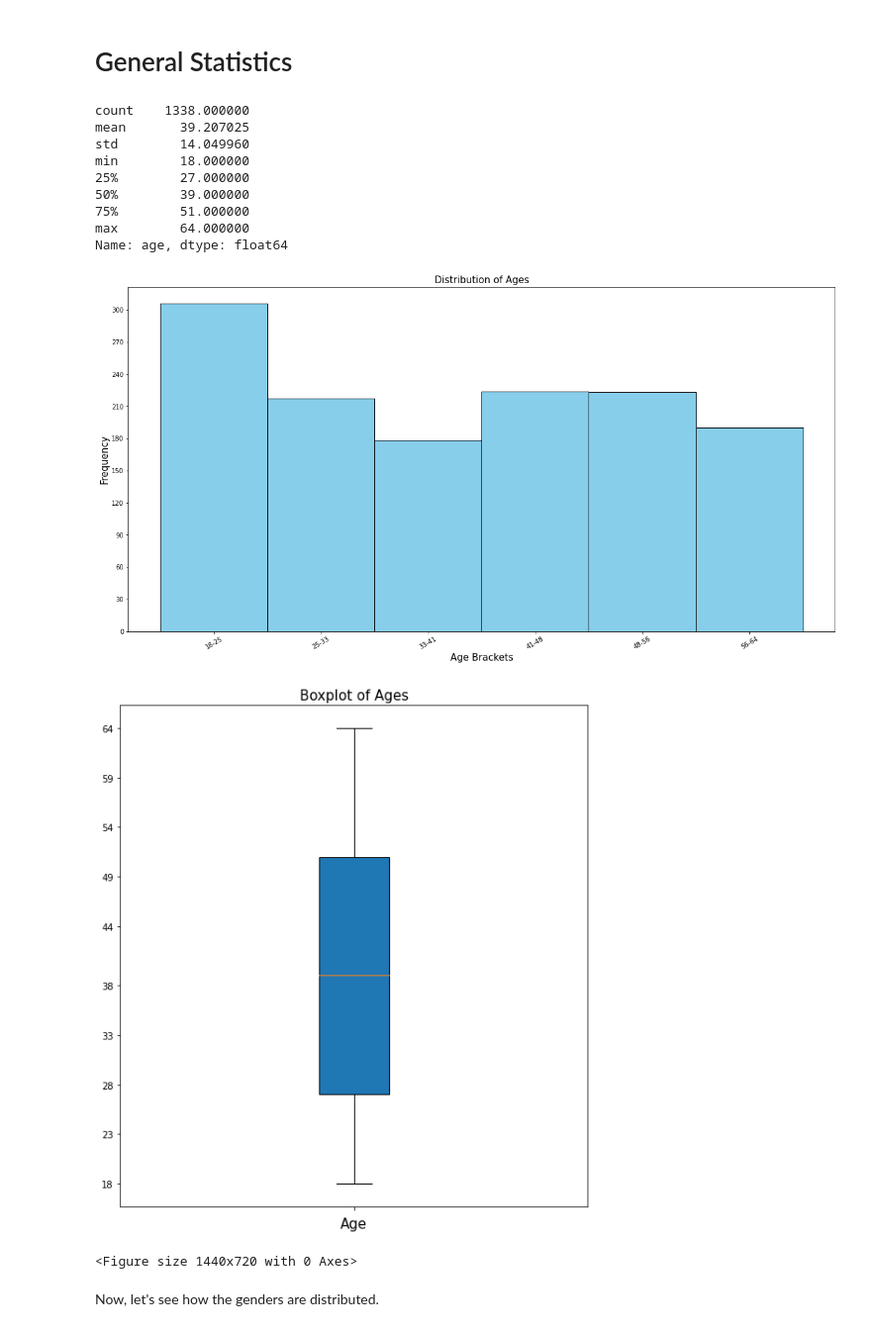
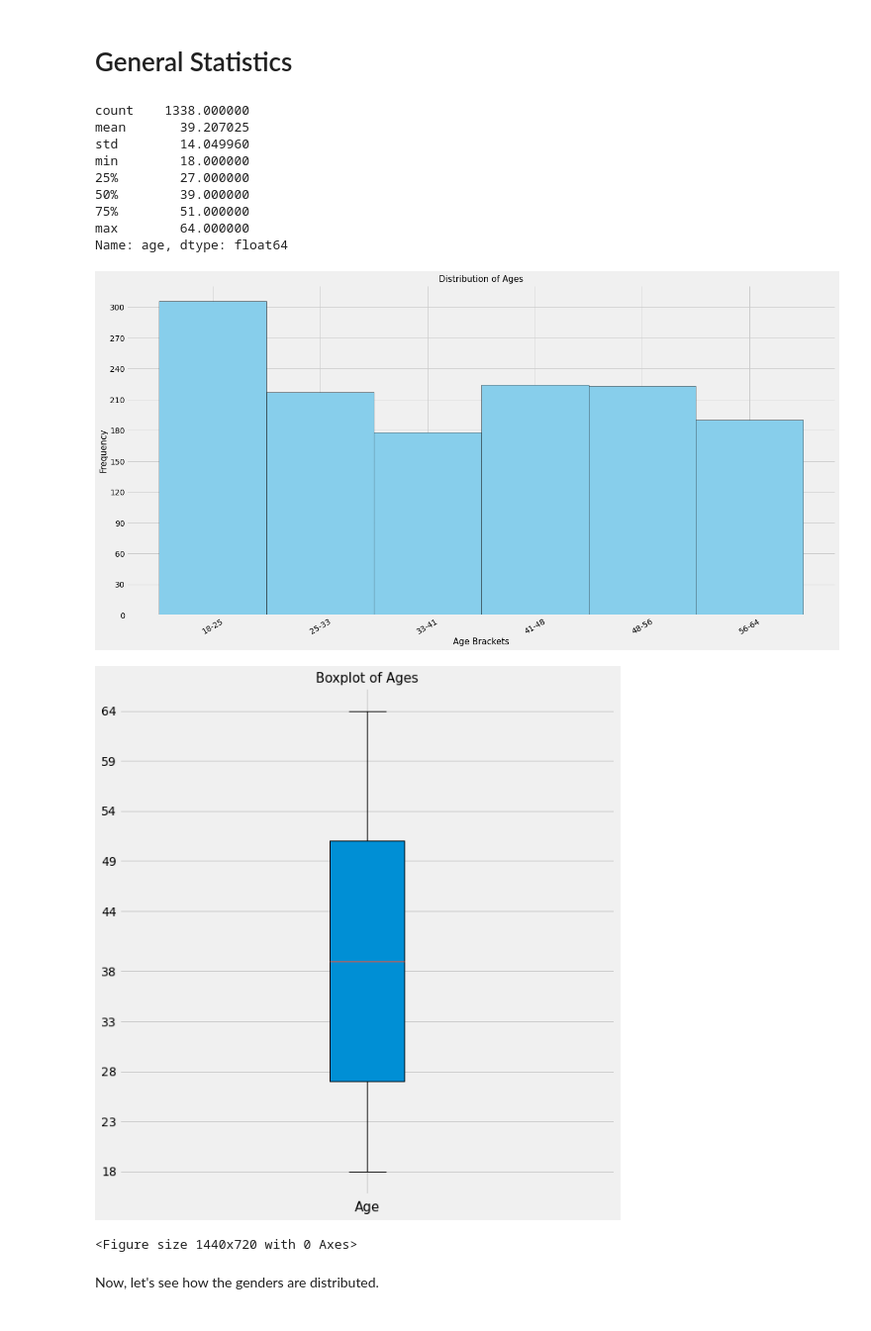
Before and after one commit to AbdullaK123/Portfolio, a Jupyter notebook: Medical_Insurance_Project.ipynb, the cells around one changed output. Shown at 99% size. Drawn from its saved outputs; the diff is of its cells as text; code cells hidden in the pictures.

```diff
--- a/Medical_Insurance_Project.ipynb
+++ b/Medical_Insurance_Project.ipynb
@@ -27,7 +27,8 @@ print(df['age'].describe())
 
 ax1=plt.subplot()
 
-plt.rcParams['figure.figsize']=(20,10)
+plt.style.use('fivethirtyeight')
+
 plt.hist(df['age'],histtype='bar',color='skyblue',bins=6,edgecolor='black')
 plt.xlabel('Age Brackets',fontsize=15)
 plt.ylabel('Frequency',fontsize=15)
@@ -52,35 +53,35 @@ ax1.set_xticklabels(L)
 plt.xticks(rotation=30)
 
 Y=np.arange(0,330,300/10)
 ax1.set_yticks(Y)
 
 plt.show()
 plt.clf()
 
 
 plt.rcParams['figure.figsize']=(20,10)
 ax2=plt.subplot(1,2,2)
 YY=np.linspace(m,M,10)
 YY=[np.round(y) for y in YY]
 plt.boxplot(df['age'], patch_artist=True)
 plt.xlabel('Age',fontsize=15)
 ax2.set_yticks(YY)
 ax2.set_xticklabels('')
 plt.title('Boxplot of Ages',fontsize=15)
 plt.show()
 plt.clf()
 # %% [output]
 count    1338.000000
 mean       39.207025
 std        14.049960
 min        18.000000
 25%        27.000000
 50%        39.000000
 75%        51.000000
 max        64.000000
 Name: age, dtype: float64
-[figure, old version]
+[figure, new version]
-[figure, old version]
+[figure, new version]
 <Figure size 1440x720 with 0 Axes>
 # %% [markdown]
 Now, let's see how the genders are distributed.
```
Also changed, not shown: parts of 12 cells of this notebook, 1 other file.
